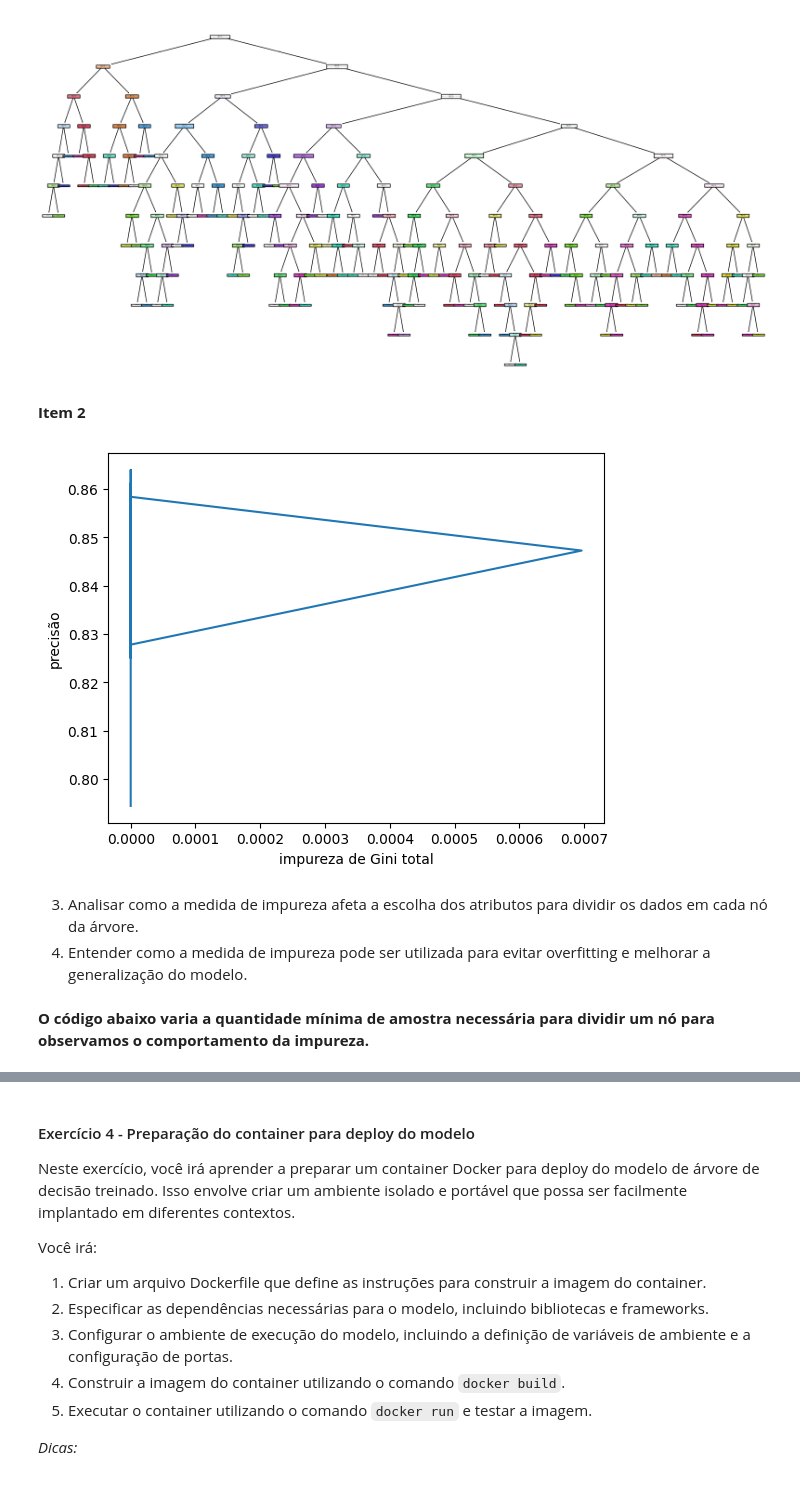
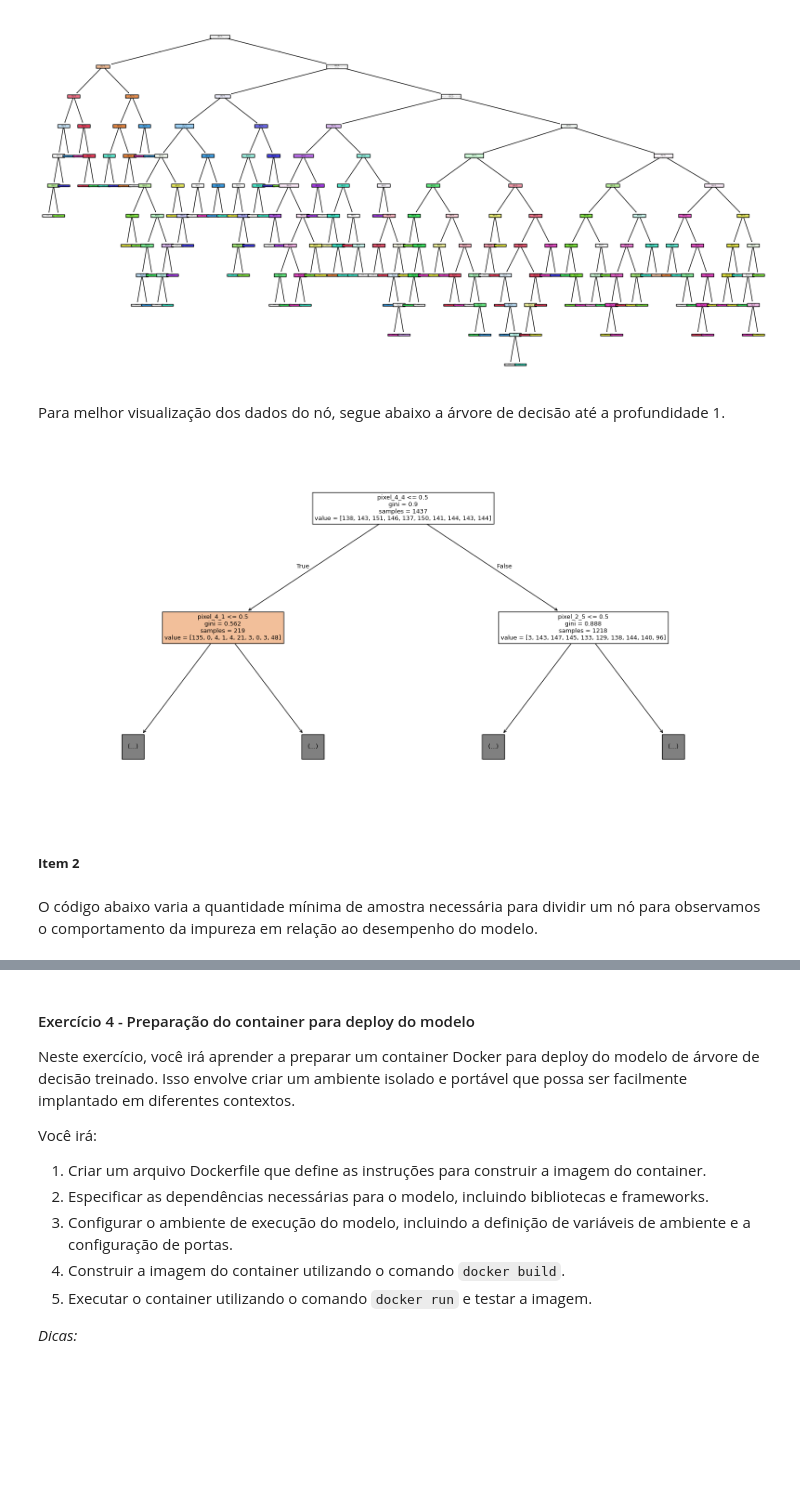
Before and after one commit to hideosahara/mba-deeplearning-iad-006-2024-public, a Jupyter notebook: training_notebook.ipynb, the cells around one changed output, grey strips where cells are left out. Drawn from its saved outputs; the diff is of its cells as text; code cells hidden in the pictures; blank space fills up the shorter version.

```diff
--- a/training_notebook.ipynb
+++ b/training_notebook.ipynb
@@ -151,41 +155,17 @@ tree.plot_tree(decision_tree, filled=True)
 plt.show()
 # %% [output]
 [figure]
+# %% [markdown]
+Para melhor visualização dos dados do nó, segue abaixo a árvore de decisão até a profundidade 1.
+# %%
+plt.figure(figsize=(20, 10))
+tree.plot_tree(decision_tree, filled=True, max_depth=1, feature_names=digits['feature_names'])
+plt.show()
+# %% [output]
+[figure, added]
 # %% [markdown]
-**Item 2**
+##### **Item 2**
-# %%
-X_train_set = []
-X_test_set = []
-y_train_set = []
-y_test_set = []
-n = 11
-
-for i in range(n):
-    xtrain, xtest, ytrain, ytest = train_test_split(X, y, test_size=0.2)
-    X_train_set.append(xtrain)
-    X_test_set.append(xtest)
-    y_train_set.append(ytrain)
-    y_test_set.append(ytest)
-
-precisao = []
-impureza = []
-for i in range(n):
-    dt = DecisionTreeClassifier(criterion='gini', splitter='best', max_depth=15, min_samples_leaf=1, min_samples_split=2)
-    dt.fit(X_train_set[i], y_train_set[i])
-    precisao.append(dt.score(X_test_set[i], y_test_set[i]))
-    impureza.append(gini_impurity_tree(dt))
-
-plt.plot(impureza, precisao)
-plt.xlabel('impureza de Gini total')
-plt.ylabel('precisão')
-plt.show()
-# %% [output]
-[figure, removed]
-# %% [markdown]
-
-3. Analisar como a medida de impureza afeta a escolha dos atributos para dividir os dados em cada nó da árvore.
-4. Entender como a medida de impureza pode ser utilizada para evitar overfitting e melhorar a generalização do modelo.
 # %% [markdown]
-**O código abaixo varia a quantidade mínima de amostra necessária para dividir um nó para observamos o comportamento da impureza.**
+O código abaixo varia a quantidade mínima de amostra necessária para dividir um nó para observamos o comportamento da impureza em relação ao desempenho do modelo.
 # %%
 precisao = []
```
Also changed, not shown: parts of 29 cells of this notebook, 2 other files.
